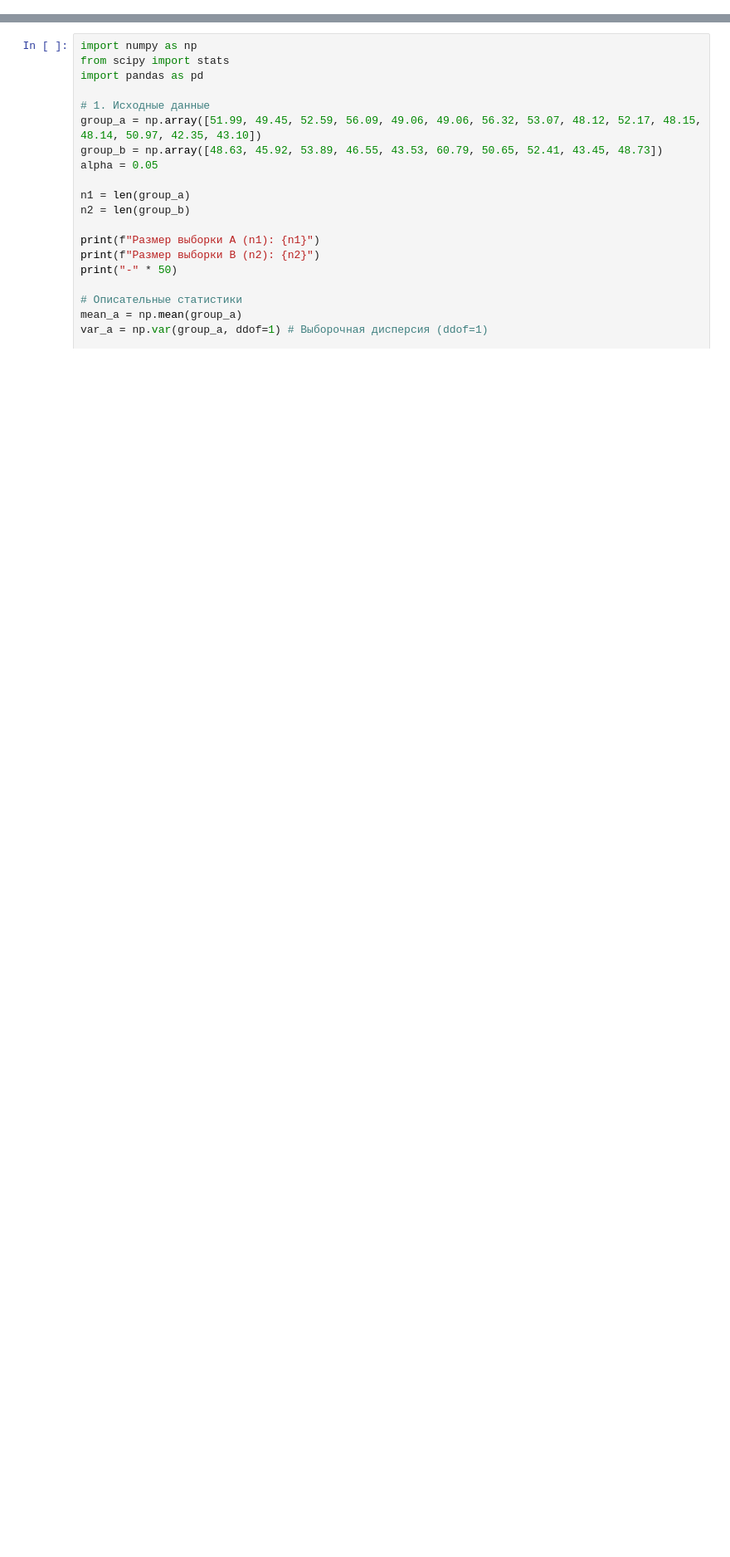
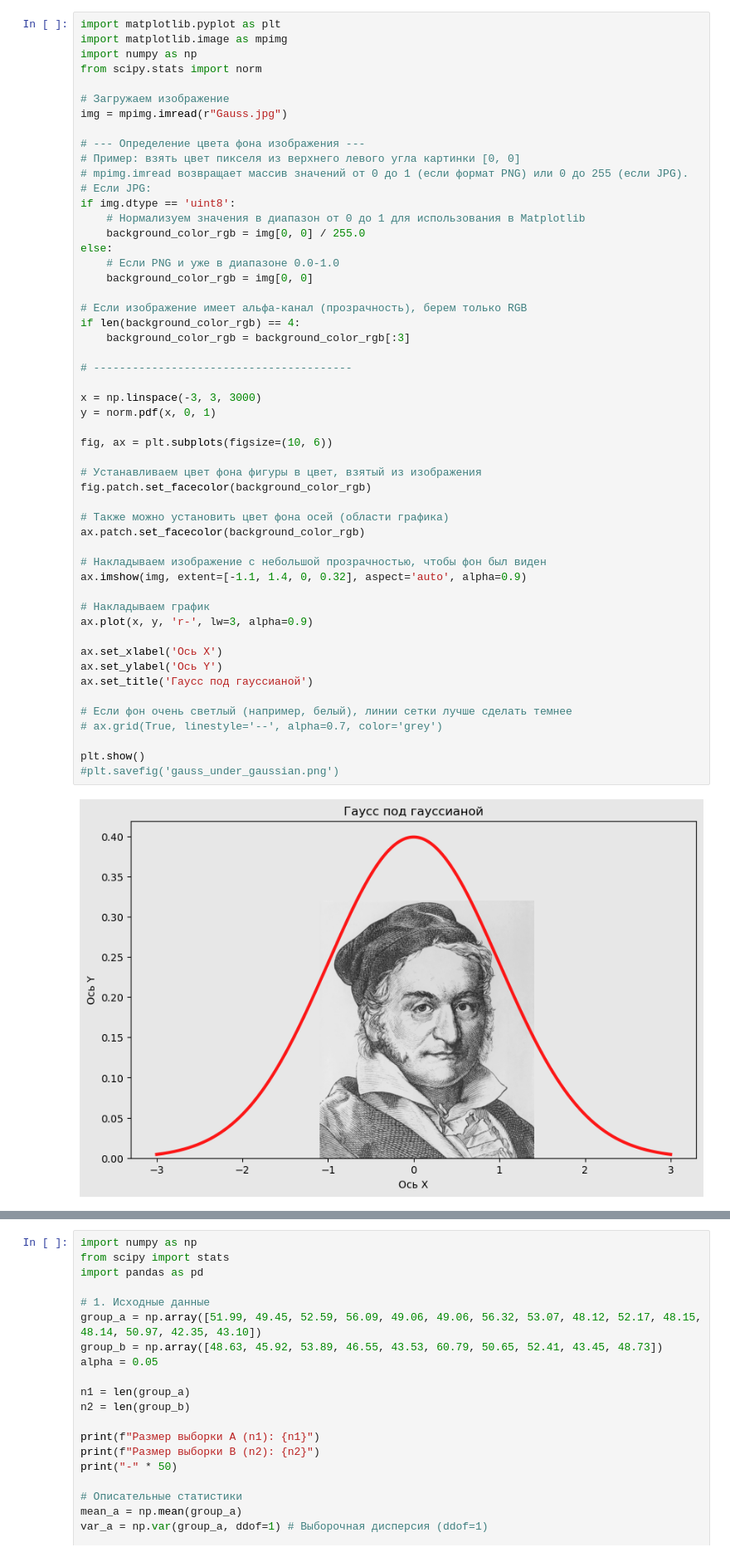
Before and after one commit to iTonyJah/DataScience, a Jupyter notebook: Edu/statistics/Untitled.ipynb, the cells around one changed output, grey strips where cells are left out. Shown at 83% size. Saved outputs shown, nothing was run; the diff lists cells and outputs as text; blank space fills up the shorter version.

```diff
--- a/Edu/statistics/Untitled.ipynb
+++ b/Edu/statistics/Untitled.ipynb
@@ -0,0 +47,54 @@
+# %%
+import matplotlib.pyplot as plt
+import matplotlib.image as mpimg
+import numpy as np
+from scipy.stats import norm
+
+# Загружаем изображение
+img = mpimg.imread(r"Gauss.jpg")
+
+# --- Определение цвета фона изображения ---
+# Пример: взять цвет пикселя из верхнего левого угла картинки [0, 0]
+# mpimg.imread возвращает массив значений от 0 до 1 (если формат PNG) или 0 до 255 (если JPG).
+# Если JPG:
+if img.dtype == 'uint8':
+    # Нормализуем значения в диапазон от 0 до 1 для использования в Matplotlib
+    background_color_rgb = img[0, 0] / 255.0
+else:
+    # Если PNG и уже в диапазоне 0.0-1.0
+    background_color_rgb = img[0, 0]
+
+# Если изображение имеет альфа-канал (прозрачность), берем только RGB
+if len(background_color_rgb) == 4:
+    background_color_rgb = background_color_rgb[:3]
+
+# ----------------------------------------
+
+x = np.linspace(-3, 3, 3000)
+y = norm.pdf(x, 0, 1)
+
+fig, ax = plt.subplots(figsize=(10, 6))
+
+# Устанавливаем цвет фона фигуры в цвет, взятый из изображения
+fig.patch.set_facecolor(background_color_rgb)
+
+# Также можно установить цвет фона осей (области графика)
+ax.patch.set_facecolor(background_color_rgb)
+
+# Накладываем изображение с небольшой прозрачностью, чтобы фон был виден
+ax.imshow(img, extent=[-1.1, 1.4, 0, 0.32], aspect='auto', alpha=0.9)
+
+# Накладываем график
+ax.plot(x, y, 'r-', lw=3, alpha=0.9)
+
+ax.set_xlabel('Ось X')
+ax.set_ylabel('Ось Y')
+ax.set_title('Гаусс под гауссианой')
+
+# Если фон очень светлый (например, белый), линии сетки лучше сделать темнее
+# ax.grid(True, linestyle='--', alpha=0.7, color='grey')
+
+plt.show()
+#plt.savefig('gauss_under_gaussian.png')
+# %% [output]
+[figure, added]
```
Also changed, not shown: parts of 3 cells of this notebook, 6 other files.
